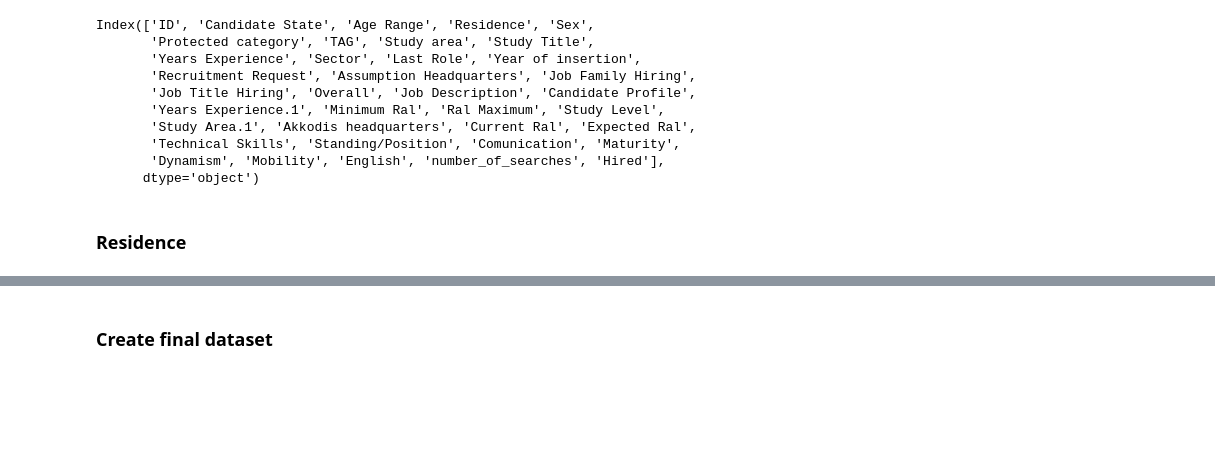
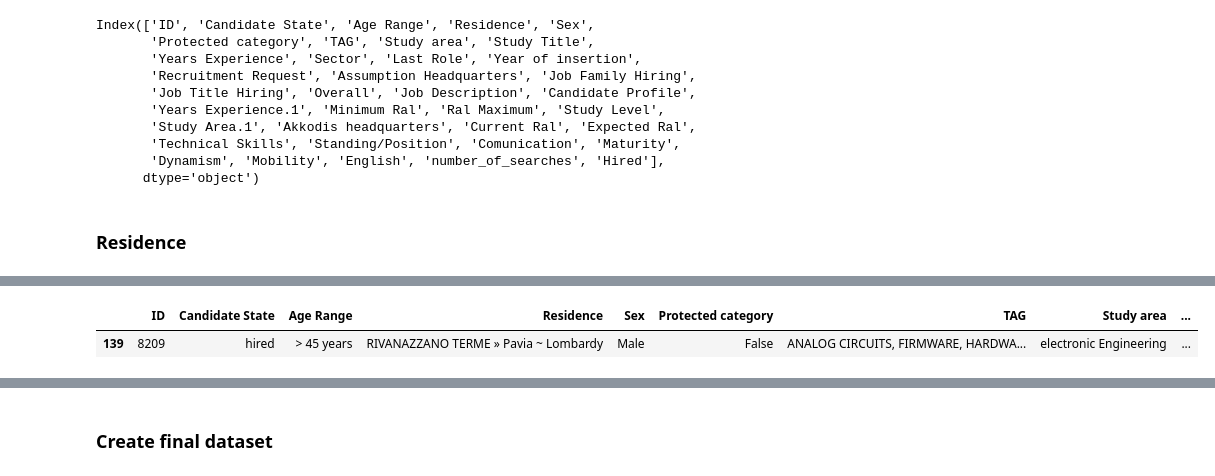
Before and after one commit to lyudmilstamenov/ethics_in_ai_unibo, a Jupyter notebook: src/model.ipynb, the cells around one changed output, grey strips where cells are left out. Cells and saved outputs as stored; diff of their text form; code cells hidden in the pictures; blank space fills up the shorter version.

Commit message:
Add coordinates

```diff
--- a/src/model.ipynb
+++ b/src/model.ipynb
@@ -623,0 +899,8 @@ final_df['Residence Country'] = (
+# %%
+city_name_mapping = {
+    "Toasts": "Brindisi",
+    "The Eagle": "L'Aquila",
+}
+final_df['Assumption Headquarters'] = final_df['Assumption Headquarters'].replace(city_name_mapping)
+final_df['Akkodis headquarters'] = final_df['Akkodis headquarters'].replace(city_name_mapping)
+print(f'Assumption Headquarters Values: {final_df["Assumption Headquarters"].unique()}\nAkkodis Headquarters Values: {final_df["Akkodis headquarters"].unique()}')
@@ -623,0 +973,28 @@ final_df['Residence Country'] = (
+# %%
+def get_headquarter_coordinates(city_name):
+    """
+    Returns (latitude, longitude) for a headquarters city in Italy.
+    Looks up in the local 'cities' DataFrame only.
+    """
+
+    if pd.isna(city_name) or not city_name:
+        return None, None
+
+    mask = (
+        (cities['city_ascii'].str.upper() == str(city_name).upper()) &
+        (cities['iso2'] == 'IT')
+    )
+    if mask.any():
+        row = cities.loc[mask].iloc[0]
+        return row['lat'], row['lng']
+    else:
+        print(f"Headquarters city '{city_name}' not found in Italy.")
+        return None, None
+final_df[['Assumption HQ Lat', 'Assumption HQ Lng']] = final_df['Assumption Headquarters'].apply(
+    lambda x: pd.Series(get_headquarter_coordinates(x))
+)
+
+# Akkodis Headquarters
+final_df[['Akkodis HQ Lat', 'Akkodis HQ Lng']] = final_df['Akkodis headquarters'].apply(
+    lambda x: pd.Series(get_headquarter_coordinates(x))
+)
@@ -773,3 +1121,8 @@ Coordinates not found for country 'USSR'.
+# %%
+final_df[final_df['Residence Italian City IT']=='Rivanazzano Terme']
+# %% [output]
+|  | ID | Candidate State | Age Range | Residence | Sex | Protected category | TAG | Study area | ... |
+| 139 | 8209 | hired | > 45 years | RIVANAZZANO TERME » Pavia ~ Lombardy | Male | False | ANALOG CIRCUITS, FIRMWARE, HARDWA... | electronic Engineering | ... |
 # %%
 final_df
 # %% [output]
```
Also changed, not shown: parts of 14 cells of this notebook.
